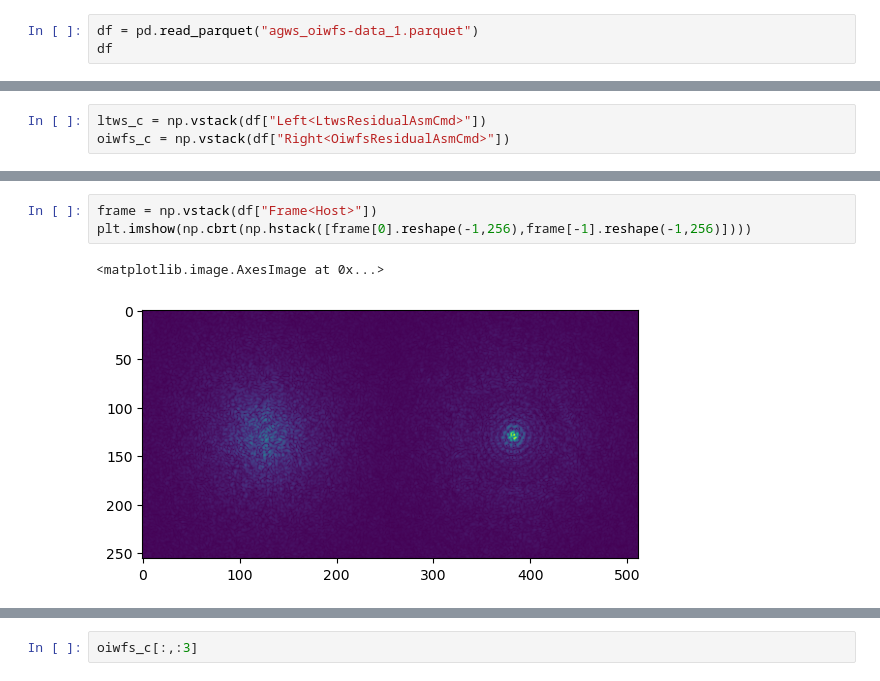
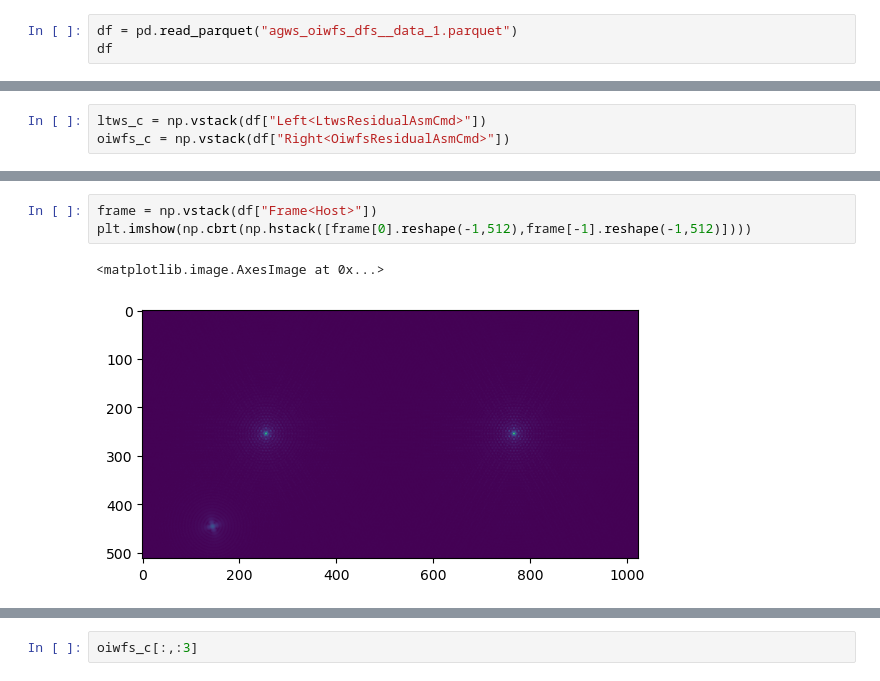
Before and after one commit to GMTO-Integrated-Modeling/grsim, a Jupyter notebook: ltao/src/bin/agws_oiwfs/data.ipynb, the cells around one changed output, grey strips where cells are left out. Cells and saved outputs as stored; diff of their text form.

```diff
--- a/ltao/src/bin/agws_oiwfs/data.ipynb
+++ b/ltao/src/bin/agws_oiwfs/data.ipynb
@@ -4,6 +4,6 @@ import pandas as pd
 import matplotlib.pyplot as plt
 %matplotlib inline
 # %%
-df = pd.read_parquet("agws_oiwfs-data_1.parquet")
+df = pd.read_parquet("agws_oiwfs_dfs__data_1.parquet")
 df
 # %% [output]
@@ -59,7 +81,7 @@ plt        module       <module 'matplotlib.pyplo<...>es/matplotlib/pyplot.py'>
 w          ndarray      20x231361: 4627220 elems, type `float64`, 37017760 bytes (35.302886962890625 Mb)
 # %%
 frame = np.vstack(df["Frame<Host>"])
-plt.imshow(np.cbrt(np.hstack([frame[0].reshape(-1,256),frame[-1].reshape(-1,256)])))
+plt.imshow(np.cbrt(np.hstack([frame[0].reshape(-1,512),frame[-1].reshape(-1,512)])))
 # %% [output]
 <matplotlib.image.AxesImage at 0x...>
-[figure, old version]
+[figure, new version]
```
Also changed, not shown: parts of 10 cells of this notebook, 6 other files.
